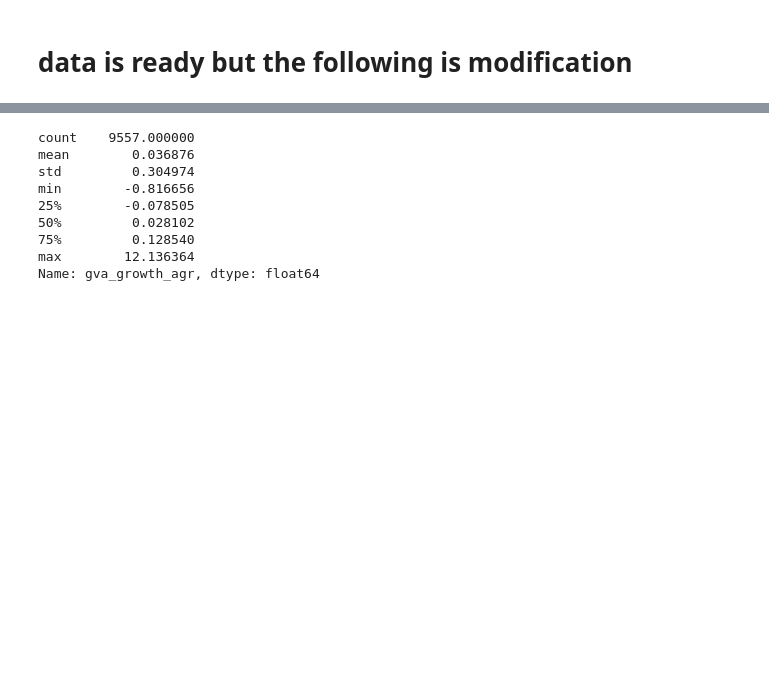
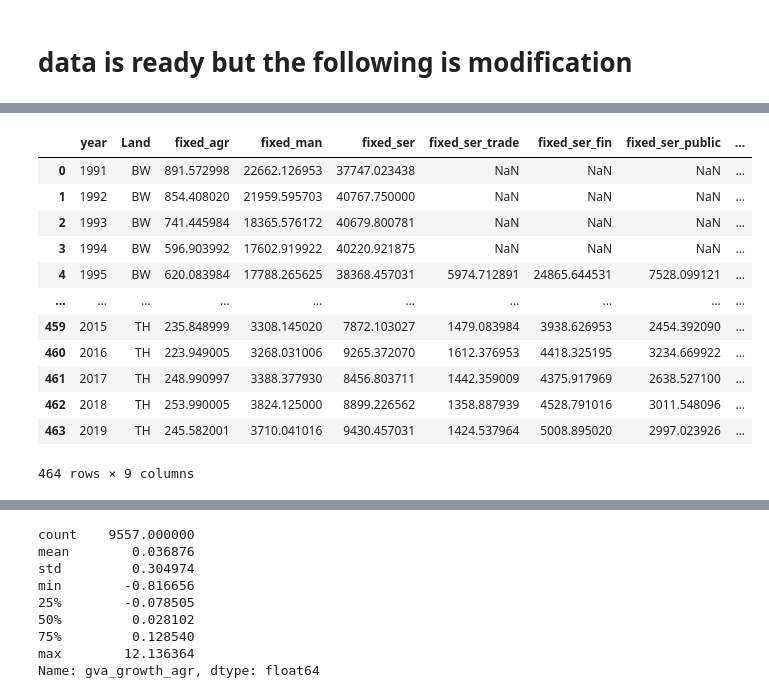
Before and after one commit to effieHAN/research_module, a Jupyter notebook: code/county/data_clean_county.ipynb, the cells around one changed output, grey strips where cells are left out. Drawn from its saved outputs; the diff is of its cells as text; code cells hidden in the pictures; blank space fills up the shorter version.

```diff
--- a/code/county/data_clean_county.ipynb
+++ b/code/county/data_clean_county.ipynb
@@ -617,6 +666,7 @@ employed_industry=pd.read_stata(path+"county_raw/by_industry/employee_by_industr
 
 gva_industry=pd.read_stata(path+"county_raw/by_industry/gva_by_industry_county.dta")
 vow_industry=pd.read_stata(path+"county_raw/by_industry/vow_by_industry_county.dta")
+fixed_industry=pd.read_stata(path+"county_raw/by_industry/fixed_by_industry_county.dta")
 # %%
 employed_weight=employed_industry[["ind_agr","ind_man","ind_ser","Gebietseinheit","year","ind_ser_fin","ind_ser_trade","ind_ser_public"]]
 data_8= pd.merge(
@@ -693,0 +744,17 @@ data_9
+# %%
+fixed_industry=fixed_industry[['year',"Land",'fixed_agr',"fixed_man",'fixed_ser','fixed_ser_trade','fixed_ser_fin',"fixed_ser_public","fixed_total"]]
+fixed_industry
+# %% [output]
+|  | year | Land | fixed_agr | fixed_man | fixed_ser | fixed_ser_trade | fixed_ser_fin | fixed_ser_public | ... |
+| 0 | 1991 | BW | 891.572998 | 22662.126953 | 37747.023438 | NaN | NaN | NaN | ... |
+| 1 | 1992 | BW | 854.408020 | 21959.595703 | 40767.750000 | NaN | NaN | NaN | ... |
+| 2 | 1993 | BW | 741.445984 | 18365.576172 | 40679.800781 | NaN | NaN | NaN | ... |
+| 3 | 1994 | BW | 596.903992 | 17602.919922 | 40220.921875 | NaN | NaN | NaN | ... |
+| 4 | 1995 | BW | 620.083984 | 17788.265625 | 38368.457031 | 5974.712891 | 24865.644531 | 7528.099121 | ... |
+| ... | ... | ... | ... | ... | ... | ... | ... | ... | ... |
+| 459 | 2015 | TH | 235.848999 | 3308.145020 | 7872.103027 | 1479.083984 | 3938.626953 | 2454.392090 | ... |
+| 460 | 2016 | TH | 223.949005 | 3268.031006 | 9265.372070 | 1612.376953 | 4418.325195 | 3234.669922 | ... |
+| 461 | 2017 | TH | 248.990997 | 3388.377930 | 8456.803711 | 1442.359009 | 4375.917969 | 2638.527100 | ... |
+| 462 | 2018 | TH | 253.990005 | 3824.125000 | 8899.226562 | 1358.887939 | 4528.791016 | 3011.548096 | ... |
+| 463 | 2019 | TH | 245.582001 | 3710.041016 | 9430.457031 | 1424.537964 | 5008.895020 | 2997.023926 | ... |
+464 rows × 9 columns
```
Also changed, not shown: parts of 19 cells of this notebook, 14 other files.
